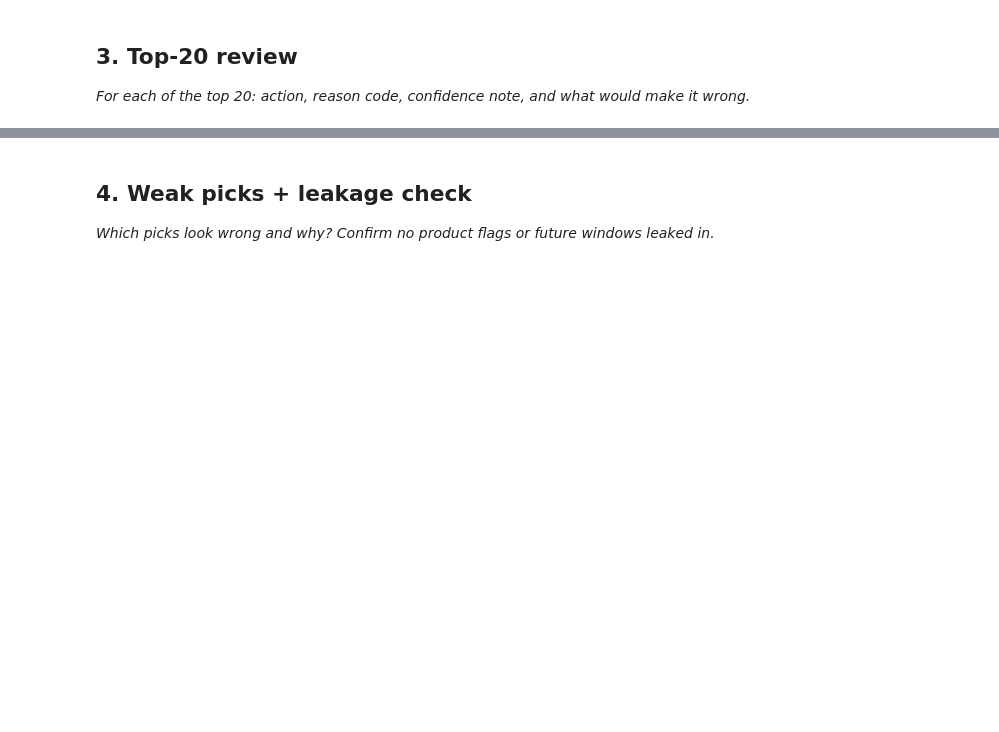
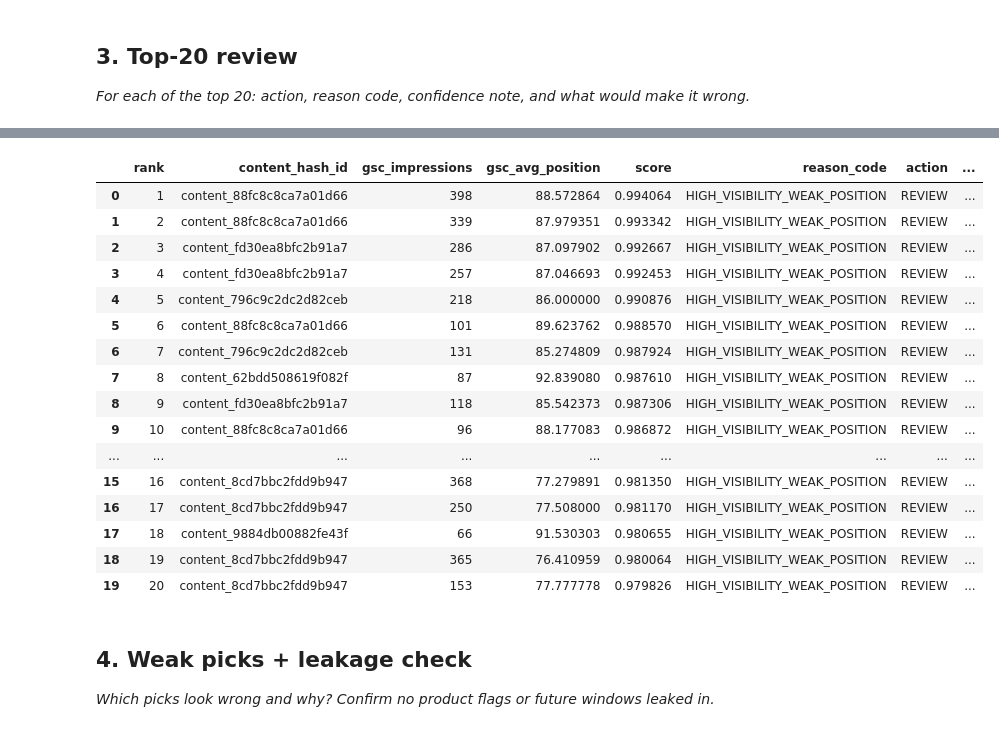
Before and after one commit to aamr8010/flyrank-ml-internship, a Jupyter notebook: work/notebooks/w04_baseline_score.ipynb, the cells around one changed output, grey strips where cells are left out. Saved outputs shown, nothing was run; the diff lists cells and outputs as text; code cells hidden in the pictures; blank space fills up the shorter version.

```diff
--- a/work/notebooks/w04_baseline_score.ipynb
+++ b/work/notebooks/w04_baseline_score.ipynb
@@ -30,3 +306,52 @@ This skeleton is yours to fill. Work the sections **in order** — each one has
+# %%
+# Build the top-20 review table from the actual ranked queue
+
+top20 = queue.head(20).copy()
+
+top20["confidence_note"] = (
+    "Directional baseline based on observed impressions and average position; "
+    "requires human review."
+)
+
+top20["what_would_make_it_wrong"] = (
+    "The recommendation could be wrong if the search signals are stale, "
+    "the page has a different business priority, or the ranking opportunity "
+    "is not actionable."
+)
+
+display(
+    top20[
+        [
+            "rank",
+            "content_hash_id",
+            "gsc_impressions",
+            "gsc_avg_position",
+            "score",
+            "reason_code",
+            "action",
+            "confidence_note",
+            "what_would_make_it_wrong"
+        ]
+    ]
+)
+# %% [output]
+|  | rank | content_hash_id | gsc_impressions | gsc_avg_position | score | reason_code | action | ... |
+| 0 | 1 | content_88fc8c8ca7a01d66 | 398 | 88.572864 | 0.994064 | HIGH_VISIBILITY_WEAK_POSITION | REVIEW | ... |
+| 1 | 2 | content_88fc8c8ca7a01d66 | 339 | 87.979351 | 0.993342 | HIGH_VISIBILITY_WEAK_POSITION | REVIEW | ... |
+| 2 | 3 | content_fd30ea8bfc2b91a7 | 286 | 87.097902 | 0.992667 | HIGH_VISIBILITY_WEAK_POSITION | REVIEW | ... |
+| 3 | 4 | content_fd30ea8bfc2b91a7 | 257 | 87.046693 | 0.992453 | HIGH_VISIBILITY_WEAK_POSITION | REVIEW | ... |
+| 4 | 5 | content_796c9c2dc2d82ceb | 218 | 86.000000 | 0.990876 | HIGH_VISIBILITY_WEAK_POSITION | REVIEW | ... |
+| 5 | 6 | content_88fc8c8ca7a01d66 | 101 | 89.623762 | 0.988570 | HIGH_VISIBILITY_WEAK_POSITION | REVIEW | ... |
+| 6 | 7 | content_796c9c2dc2d82ceb | 131 | 85.274809 | 0.987924 | HIGH_VISIBILITY_WEAK_POSITION | REVIEW | ... |
+| 7 | 8 | content_62bdd508619f082f | 87 | 92.839080 | 0.987610 | HIGH_VISIBILITY_WEAK_POSITION | REVIEW | ... |
+| 8 | 9 | content_fd30ea8bfc2b91a7 | 118 | 85.542373 | 0.987306 | HIGH_VISIBILITY_WEAK_POSITION | REVIEW | ... |
+| 9 | 10 | content_88fc8c8ca7a01d66 | 96 | 88.177083 | 0.986872 | HIGH_VISIBILITY_WEAK_POSITION | REVIEW | ... |
+| ... | ... | ... | ... | ... | ... | ... | ... | ... |
+| 15 | 16 | content_8cd7bbc2fdd9b947 | 368 | 77.279891 | 0.981350 | HIGH_VISIBILITY_WEAK_POSITION | REVIEW | ... |
+| 16 | 17 | content_8cd7bbc2fdd9b947 | 250 | 77.508000 | 0.981170 | HIGH_VISIBILITY_WEAK_POSITION | REVIEW | ... |
+| 17 | 18 | content_9884db00882fe43f | 66 | 91.530303 | 0.980655 | HIGH_VISIBILITY_WEAK_POSITION | REVIEW | ... |
+| 18 | 19 | content_8cd7bbc2fdd9b947 | 365 | 76.410959 | 0.980064 | HIGH_VISIBILITY_WEAK_POSITION | REVIEW | ... |
+| 19 | 20 | content_8cd7bbc2fdd9b947 | 153 | 77.777778 | 0.979826 | HIGH_VISIBILITY_WEAK_POSITION | REVIEW | ... |
 # %% [markdown]
 ## 4. Weak picks + leakage check
 
```
Also changed, not shown: parts of 17 cells of this notebook.
